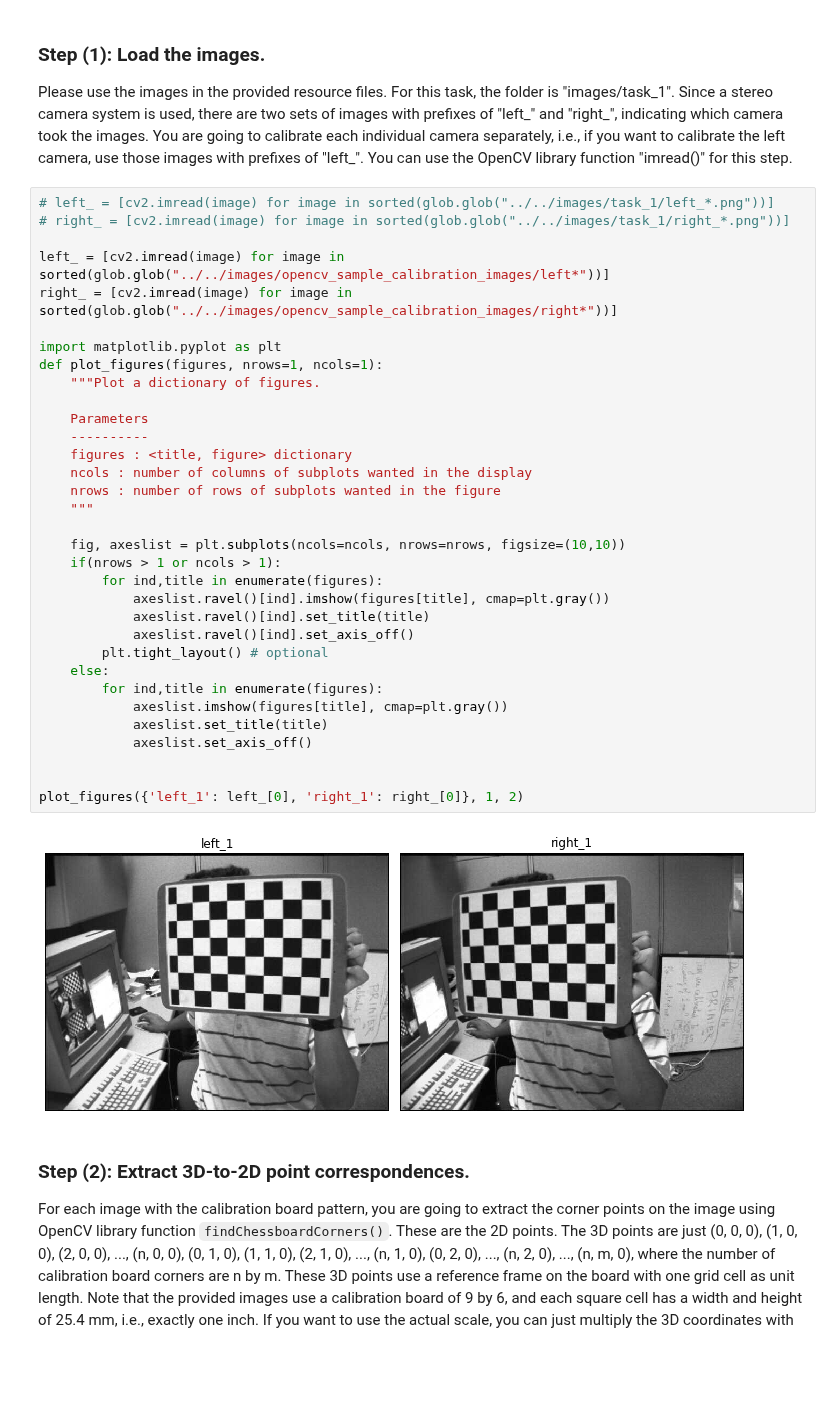
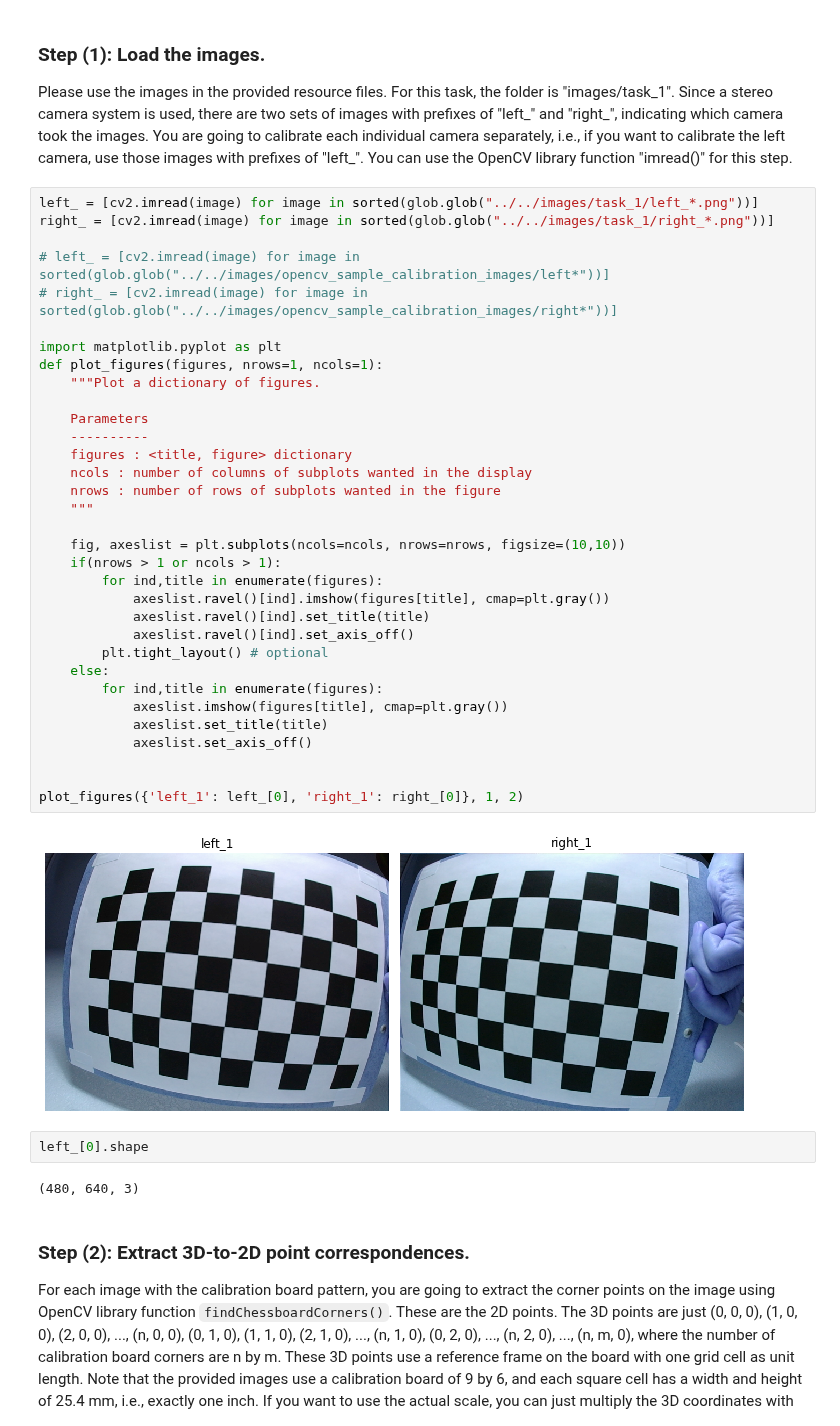
Before and after one commit to eshangaur/Perception-in-Robotics, a Jupyter notebook: project_2a/code/task_1/task1.ipynb, the cells around one changed output. Cells and saved outputs as stored; diff of their text form; blank space fills up the shorter version.

```diff
--- a/project_2a/code/task_1/task1.ipynb
+++ b/project_2a/code/task_1/task1.ipynb
@@ -16,40 +13,44 @@ https://docs.google.com/document/d/1ICOuXPzNbGSG0eNyMCZUArUQ9a8uhqBODID1ZDELYFw/
 ### Step (1): Load the images.
 Please use the images in the provided resource files. For this task, the folder is "images/task_1". Since a stereo camera system is used, there are two sets of images with prefixes of "left_" and "right_", indicating which camera took the images. You are going to calibrate each individual camera separately, i.e., if you want to calibrate the left camera, use those images with prefixes of "left_". You can use the OpenCV library function "imread()" for this step.
 # %%
-# left_ = [cv2.imread(image) for image in sorted(glob.glob("../../images/task_1/left_*.png"))]
-# right_ = [cv2.imread(image) for image in sorted(glob.glob("../../images/task_1/right_*.png"))]
+left_ = [cv2.imread(image) for image in sorted(glob.glob("../../images/task_1/left_*.png"))]
+right_ = [cv2.imread(image) for image in sorted(glob.glob("../../images/task_1/right_*.png"))]
 
-left_ = [cv2.imread(image) for image in sorted(glob.glob("../../images/opencv_sample_calibration_images/left*"))]
-right_ = [cv2.imread(image) for image in sorted(glob.glob("../../images/opencv_sample_calibration_images/right*"))]
+# left_ = [cv2.imread(image) for image in sorted(glob.glob("../../images/opencv_sample_calibration_images/left*"))]
+# right_ = [cv2.imread(image) for image in sorted(glob.glob("../../images/opencv_sample_calibration_images/right*"))]
 
 import matplotlib.pyplot as plt
 def plot_figures(figures, nrows=1, ncols=1):
     """Plot a dictionary of figures.
 
     Parameters
     ----------
     figures : <title, figure> dictionary
     ncols : number of columns of subplots wanted in the display
     nrows : number of rows of subplots wanted in the figure
     """
 
     fig, axeslist = plt.subplots(ncols=ncols, nrows=nrows, figsize=(10,10))
     if(nrows > 1 or ncols > 1):
         for ind,title in enumerate(figures):
             axeslist.ravel()[ind].imshow(figures[title], cmap=plt.gray())
             axeslist.ravel()[ind].set_title(title)
             axeslist.ravel()[ind].set_axis_off()
         plt.tight_layout() # optional
     else:
         for ind,title in enumerate(figures):
             axeslist.imshow(figures[title], cmap=plt.gray())
             axeslist.set_title(title)
             axeslist.set_axis_off()
 
 
 plot_figures({'left_1': left_[0], 'right_1': right_[0]}, 1, 2)
 # %% [output]
-[figure, old version]
+[figure, new version]
+# %%
+left_[0].shape
+# %% [output]
+(480, 640, 3)
 # %% [markdown]
 ### Step (2): Extract 3D-to-2D point correspondences.
 For each image with the calibration board pattern, you are going to extract the corner points on the image using OpenCV library function `findChessboardCorners()`. These are the 2D points. The 3D points are just (0, 0, 0), (1, 0, 0), (2, 0, 0), ..., (n, 0, 0), (0, 1, 0), (1, 1, 0), (2, 1, 0), ..., (n, 1, 0), (0, 2, 0), ..., (n, 2, 0), ..., (n, m, 0), where the number of calibration board corners are n by m. These 3D points use a reference frame on the board with one grid cell as unit length. Note that the provided images use a calibration board of 9 by 6, and each square cell has a width and height of 25.4 mm, i.e., exactly one inch. If you want to use the actual scale, you can just multiply the 3D coordinates with the actual cell length (e.g., in meters or millimeters). However, a single camera can not reliably recover the scale of the actual imaged objects. Also note that the detected corner points on the board are sorted row by row in a numpy array in Python or an STL vector in C++ (from red to blue if you draw them on the image), so the correspondences are already there as the 3D points are known. Note that you may use all the images for calibration or just a subset of them. Usually 3 to 10 images are enough, but using only one image may not provide satisfying results.
```
Also changed, not shown: parts of 10 cells of this notebook, 3 other files.
